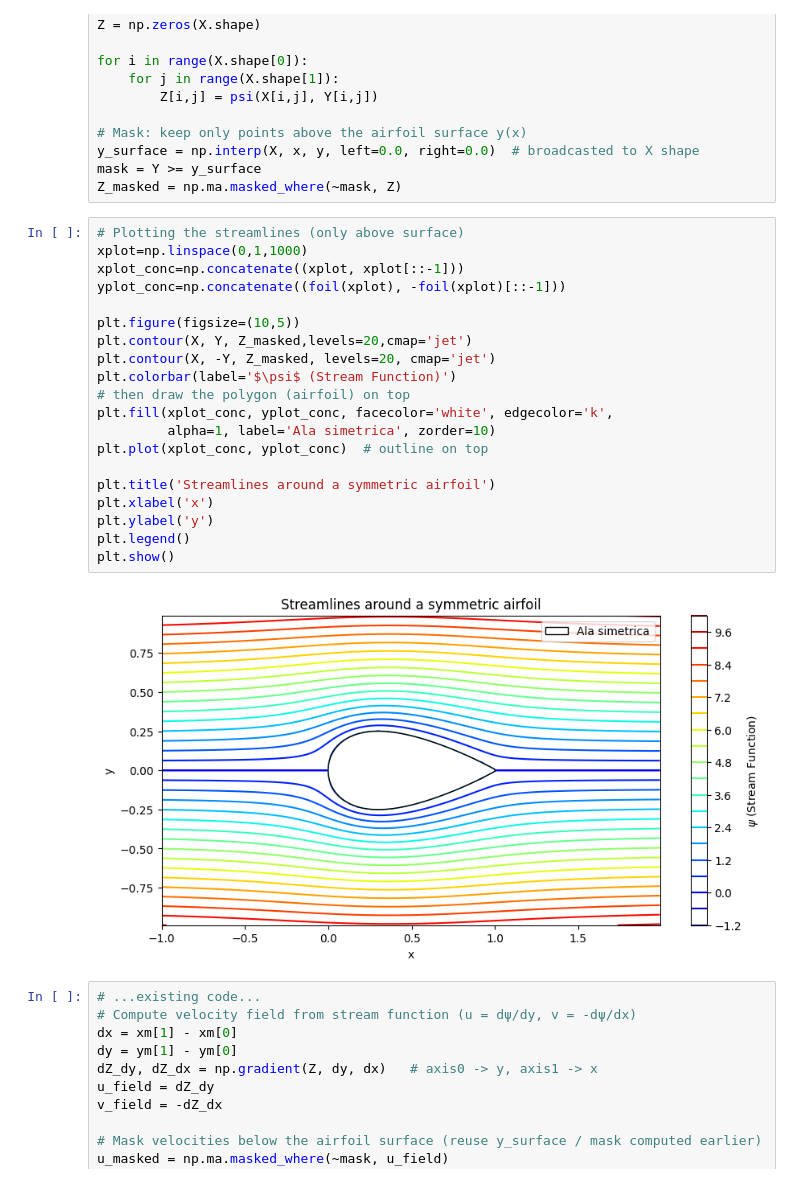
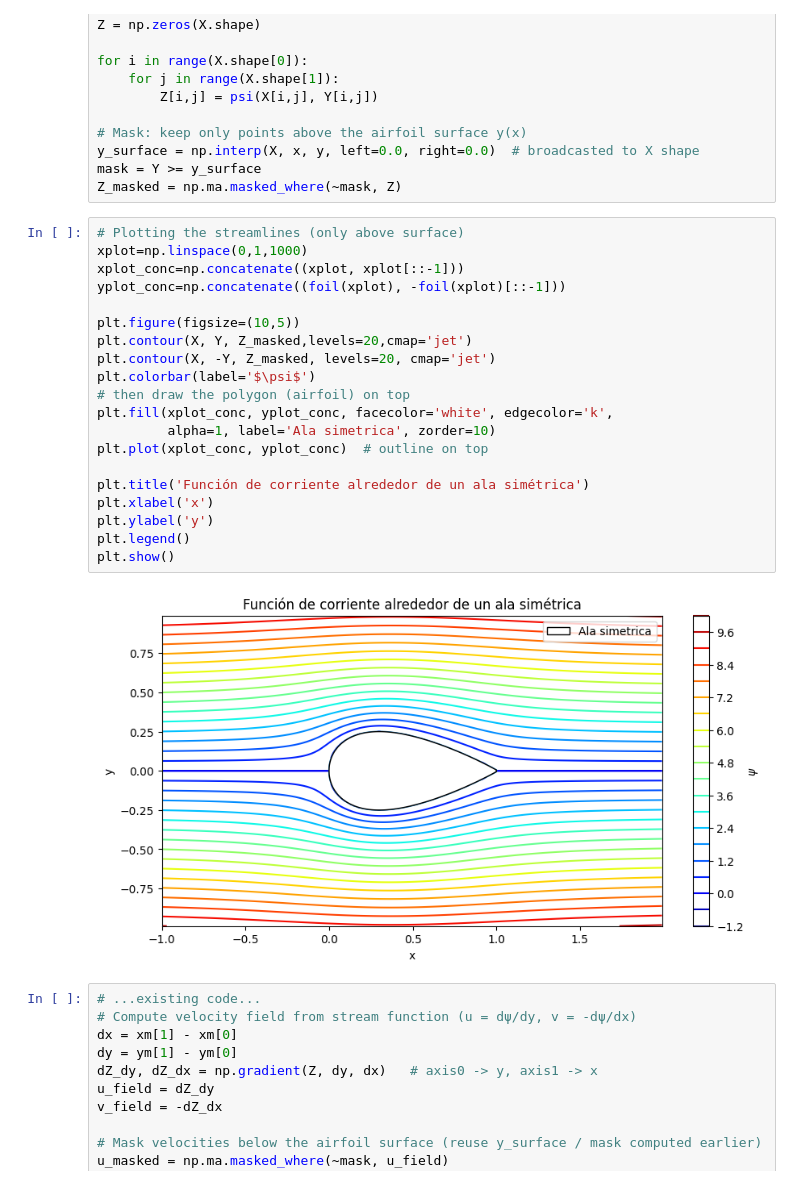
Before and after one commit to niardilav/Aerodinamica, a Jupyter notebook: Parte2_aerodinamica.ipynb, the cells around one changed output. Cells and saved outputs as stored; diff of their text form.

```diff
--- a/Parte2_aerodinamica.ipynb
+++ b/Parte2_aerodinamica.ipynb
@@ -43,25 +43,25 @@ Z_masked = np.ma.masked_where(~mask, Z)
 # %%
 # Plotting the streamlines (only above surface)
 xplot=np.linspace(0,1,1000)
 xplot_conc=np.concatenate((xplot, xplot[::-1]))
 yplot_conc=np.concatenate((foil(xplot), -foil(xplot)[::-1]))
 
 plt.figure(figsize=(10,5))
 plt.contour(X, Y, Z_masked,levels=20,cmap='jet')
 plt.contour(X, -Y, Z_masked, levels=20, cmap='jet')
-plt.colorbar(label='$\psi$ (Stream Function)')
+plt.colorbar(label='$\psi$')
 # then draw the polygon (airfoil) on top
 plt.fill(xplot_conc, yplot_conc, facecolor='white', edgecolor='k',
          alpha=1, label='Ala simetrica', zorder=10)
 plt.plot(xplot_conc, yplot_conc)  # outline on top
 
-plt.title('Streamlines around a symmetric airfoil')
+plt.title('Función de corriente alrededor de un ala simétrica')
 plt.xlabel('x')
 plt.ylabel('y')
 plt.legend()
 plt.show()
 # %% [output]
-[figure, old version]
+[figure, new version]
 # %%
 # ...existing code...
 # Compute velocity field from stream function (u = dψ/dy, v = -dψ/dx)
```
Also changed, not shown: parts of 1 cell of this notebook, 2 other files.
